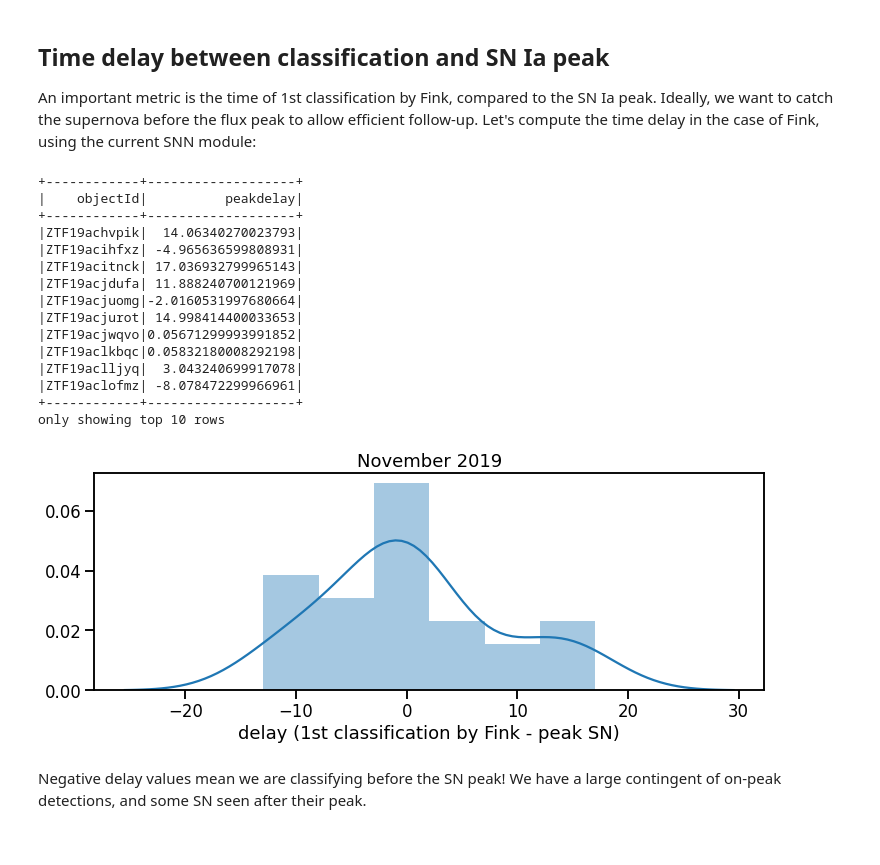
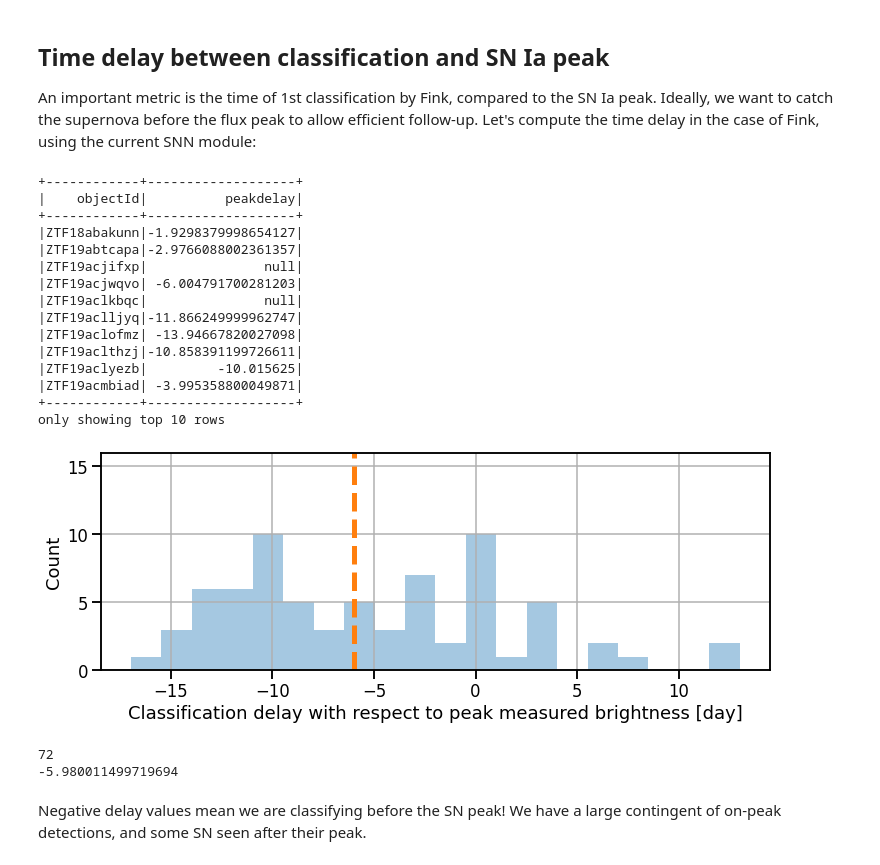
Before and after one commit to astrolabsoftware/fink-usecases, a Jupyter notebook: notebooks/Fink_Supernova_SNN.ipynb, the cells around one changed output. Saved outputs shown, nothing was run; the diff lists cells and outputs as text; code cells hidden in the pictures.

Commit message:
Add delay

```diff
--- a/notebooks/Fink_Supernova_SNN.ipynb
+++ b/notebooks/Fink_Supernova_SNN.ipynb
@@ -125,12 +126,13 @@ Of course, this set of cuts is very simple, and users can keep defining filters
 The Transient Name Server (TNS) is the official IAU mechanism for reporting new astronomical transients and it contains many supernova (candidates and confirmed). Once spectroscopically confirmed, new supernova discoveries are officially designated a SN name. For the sake of this exercise, we retrieve confirmed SN Ia in 2019 from TNS, observed by ZTF.
 # %%
 # Load TNS data
-df_tns = spark.read.format('csv').option('inferSchema', True).option('header', True).load('tns')
-
+df_tns = spark.read.format('csv').option('inferSchema', True).option('header', True).load('/user/julien.peloton/catalogs/*')
 cols = [
     'Name', '`Obj. Type`', 'Redshift',
     '`Disc. Internal Name`', 'Discovery Date (UT)',
-    'Discovery Filter'
+    'Discovery Filter', 'RA', 'Dec'
 ]
 df_tns.select(cols).show(5)
+
+df_tns = df_tns.distinct()
 # %% [output]
@@ -266,17 +296,25 @@ def peakdelay(mag, jd, cmag, cjd):
         # search for the min mag
         index = np.where(mag[mask] == np.min(mag[mask]))[0][0]
 
+        # Not enough points in the rising part
+        if index < 3:
+            return None
+
+        # Not reached the peak yet
+        if index > len(mag[mask]) - 2:
+            return None
+
         return jd0 - jd[mask][index]
     else:
         return jd0 - jd.values[index]
 
 
-df_cross = concat_col(df_cross, 'magpsf', prefix='c')
-df_cross = concat_col(df_cross, 'jd', prefix='c')
+df_snia = concat_col(df_snia, 'magpsf', prefix='c')
+df_snia = concat_col(df_snia, 'jd', prefix='c')
 
-df_peak = df_cross.filter(df_cross['Discovery Date (UT)'] > '2019-10-24')\
+df_peak = df_snia.filter(df_snia['objectId'].isin(catalog_matches.tolist()))\
     .groupBy('objectId')\
-    .agg(peakdelay(df_cross['candidate.magpsf'], df_cross['candidate.jd'], df_cross['cmagpsf'], df_cross['cjd']).alias('peakdelay'))
+    .agg(peakdelay(df_snia['candidate.magpsf'], df_snia['candidate.jd'], df_snia['cmagpsf'], df_snia['cjd']).alias('peakdelay'))
 
 df_peak.show(10)
 
@@ -285,26 +323,37 @@ pdf_peak = df_peak.toPandas()
 +------------+-------------------+
 |    objectId|          peakdelay|
 +------------+-------------------+
-|ZTF19achvpik|  14.06340270023793|
-|ZTF19acihfxz| -4.965636599808931|
-|ZTF19acitnck| 17.036932799965143|
-|ZTF19acjdufa| 11.888240700121969|
-|ZTF19acjuomg|-2.0160531997680664|
-|ZTF19acjurot| 14.998414400033653|
-|ZTF19acjwqvo|0.05671299993991852|
-|ZTF19aclkbqc|0.05832180008292198|
-|ZTF19aclljyq|  3.043240699917078|
-|ZTF19aclofmz| -8.078472299966961|
+|ZTF18abakunn|-1.9298379998654127|
+|ZTF19abtcapa|-2.9766088002361357|
+|ZTF19acjifxp|               null|
+|ZTF19acjwqvo| -6.004791700281203|
+|ZTF19aclkbqc|               null|
+|ZTF19aclljyq|-11.866249999962747|
+|ZTF19aclofmz| -13.94667820027098|
+|ZTF19aclthzj|-10.858391199726611|
+|ZTF19aclyezb|         -10.015625|
+|ZTF19acmbiad| -3.995358800049871|
 +------------+-------------------+
 only showing top 10 rows
-# %%
-fig = plt.figure(figsize=(12, 4))
-sns.distplot(pdf_peak.peakdelay)
-plt.xlabel('delay (1st classification by Fink - peak SN)')
-plt.title('November 2019')
-plt.show()
-# %% [output]
-[figure, removed]
+# %%
+fig = plt.figure(figsize=(12, 4))
+sns.distplot(pdf_peak.peakdelay, bins=20, kde=False)#, kde_kws={'clip': (-15, 20)})
+plt.xlabel('Classification delay with respect to peak measured brightness [day]')
+plt.ylabel('Count')
+plt.ylim(0, 16)
+plt.grid()
+
+mask = pdf_peak.peakdelay == pdf_peak.peakdelay
+plt.axvline(np.median(pdf_peak.peakdelay[mask]), ls='--', color='C1', lw=5)
+plt.show()
+# %% [output]
+[figure, added]
+# %%
+print(len(pdf_peak.peakdelay[mask]))
+print(np.median(pdf_peak.peakdelay[mask]))
+# %% [output]
+72
+-5.980011499719694
 # %% [markdown]
 Negative delay values mean we are classifying before the SN peak! We have a large contingent of on-peak detections, and some SN seen after their peak.
 # %% [markdown]
```
Also changed, not shown: parts of 20 cells of this notebook.
